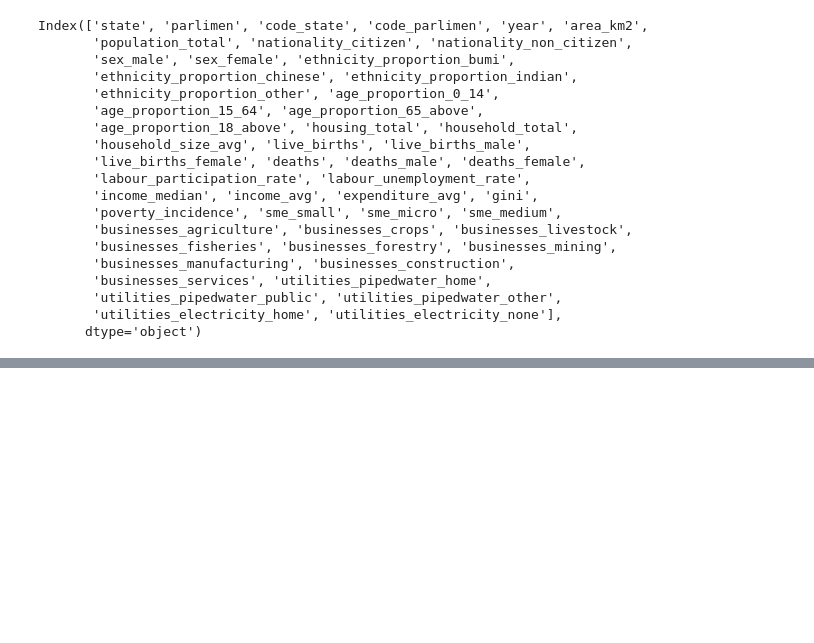
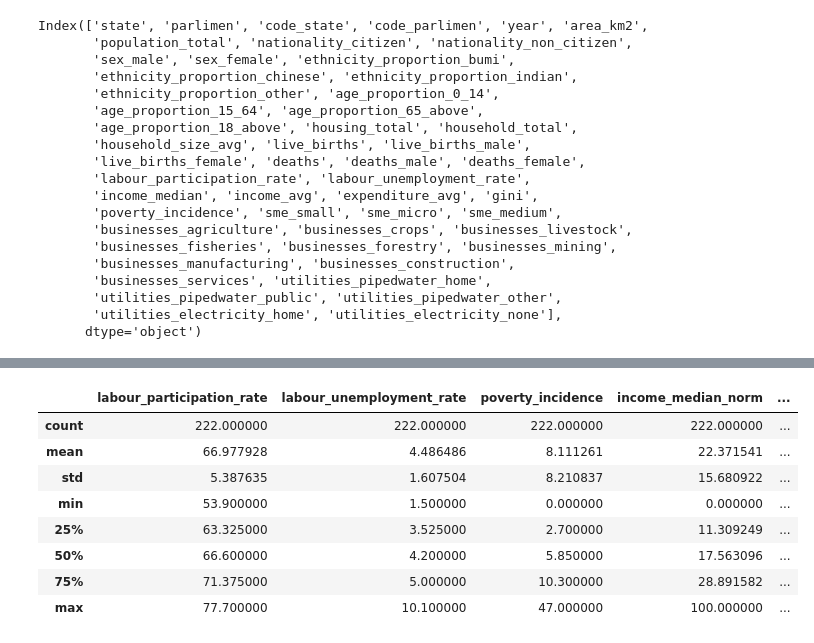
Before and after one commit to botsunny/FIT3179-Asgn-2, a Jupyter notebook: data/wrangling.ipynb, the cells around one changed output, grey strips where cells are left out. Saved outputs shown, nothing was run; the diff lists cells and outputs as text; code cells hidden in the pictures; blank space fills up the shorter version.

```diff
--- a/data/wrangling.ipynb
+++ b/data/wrangling.ipynb
@@ -307,0 +240,9 @@ Index(['state', 'parlimen', 'code_state', 'code_parlimen', 'year', 'area_km2',
+# %%
+social_int = census[['parlimen']]
+social_int['population_density_norm'] = census['population_total'] / census['area_km2']
+social_int['household_size_avg_norm'] = census['household_size_avg']
+social_int['population_density_norm'] = scaler.fit_transform(social_int[['population_density_norm']])
+social_int['household_size_avg_norm'] = scaler.fit_transform(social_int[['household_size_avg_norm']])
+social_int['housing_per_hundred'] = census['housing_total'] / census['population_total'] * 100
+social_int['births_per_thousand'] = census['live_births'] / census['population_total'] * 1000
+social_int['deaths_per_thousand'] = census['deaths'] / census['population_total'] * 1000
@@ -307,0 +279,7 @@ Index(['state', 'parlimen', 'code_state', 'code_parlimen', 'year', 'area_km2',
+# %%
+econ_int = census[['parlimen', 'labour_participation_rate', 'labour_unemployment_rate', 'poverty_incidence']]
+econ_int['income_median_norm'] = census['income_median']
+econ_int['expenditure_avg_norm'] = census['expenditure_avg']
+econ_int['income_median_norm'] = scaler.fit_transform(econ_int[['income_median_norm']])
+econ_int['expenditure_avg_norm'] = scaler.fit_transform(econ_int[['expenditure_avg_norm']])
+econ_int['gini'] = census['gini'] * 100
@@ -308,2 +304,14 @@ Index(['state', 'parlimen', 'code_state', 'code_parlimen', 'year', 'area_km2',
+# %%
+econ_int.describe()
+# %% [output]
+|  | labour_participation_rate | labour_unemployment_rate | poverty_incidence | income_median_norm | ... |
+| count | 222.000000 | 222.000000 | 222.000000 | 222.000000 | ... |
+| mean | 66.977928 | 4.486486 | 8.111261 | 22.371541 | ... |
+| std | 5.387635 | 1.607504 | 8.210837 | 15.680922 | ... |
+| min | 53.900000 | 1.500000 | 0.000000 | 0.000000 | ... |
+| 25% | 63.325000 | 3.525000 | 2.700000 | 11.309249 | ... |
+| 50% | 66.600000 | 4.200000 | 5.850000 | 17.563096 | ... |
+| 75% | 71.375000 | 5.000000 | 10.300000 | 28.891582 | ... |
+| max | 77.700000 | 10.100000 | 47.000000 | 100.000000 | ... |
 # %%
 social = social_int.melt('parlimen')
```
Also changed, not shown: parts of 12 cells of this notebook, 1 other file.
